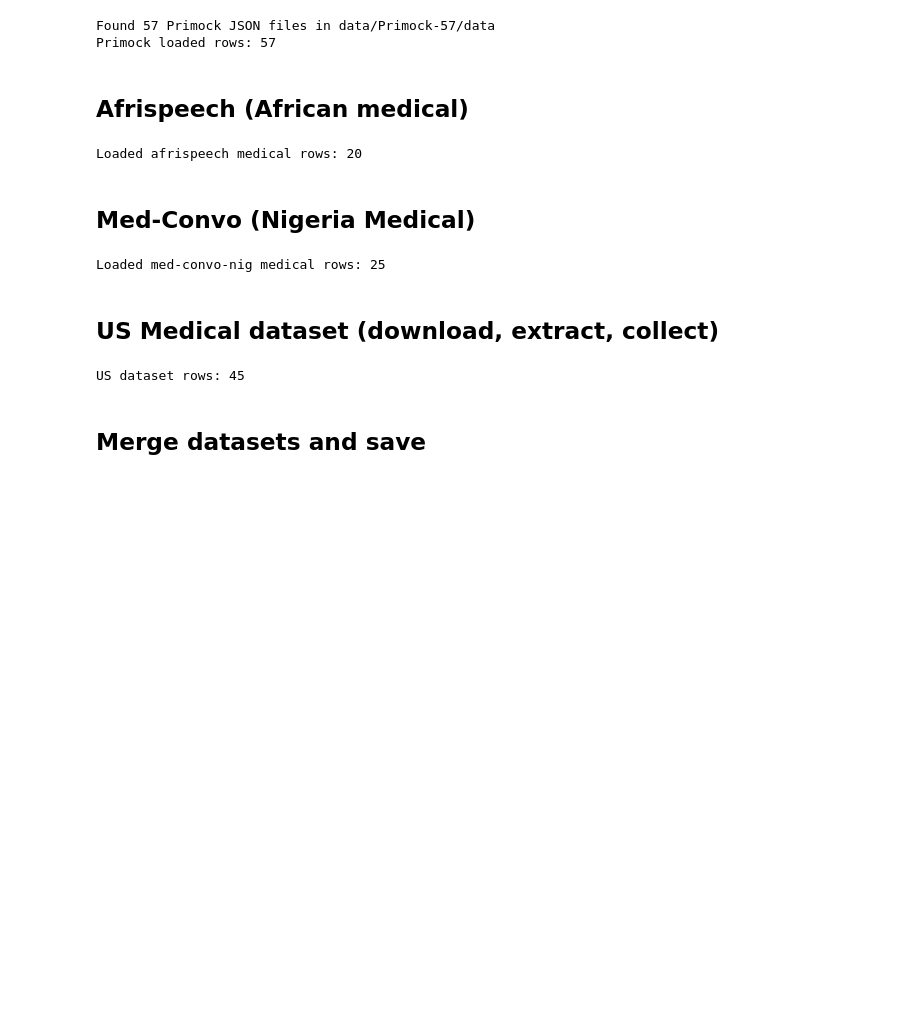
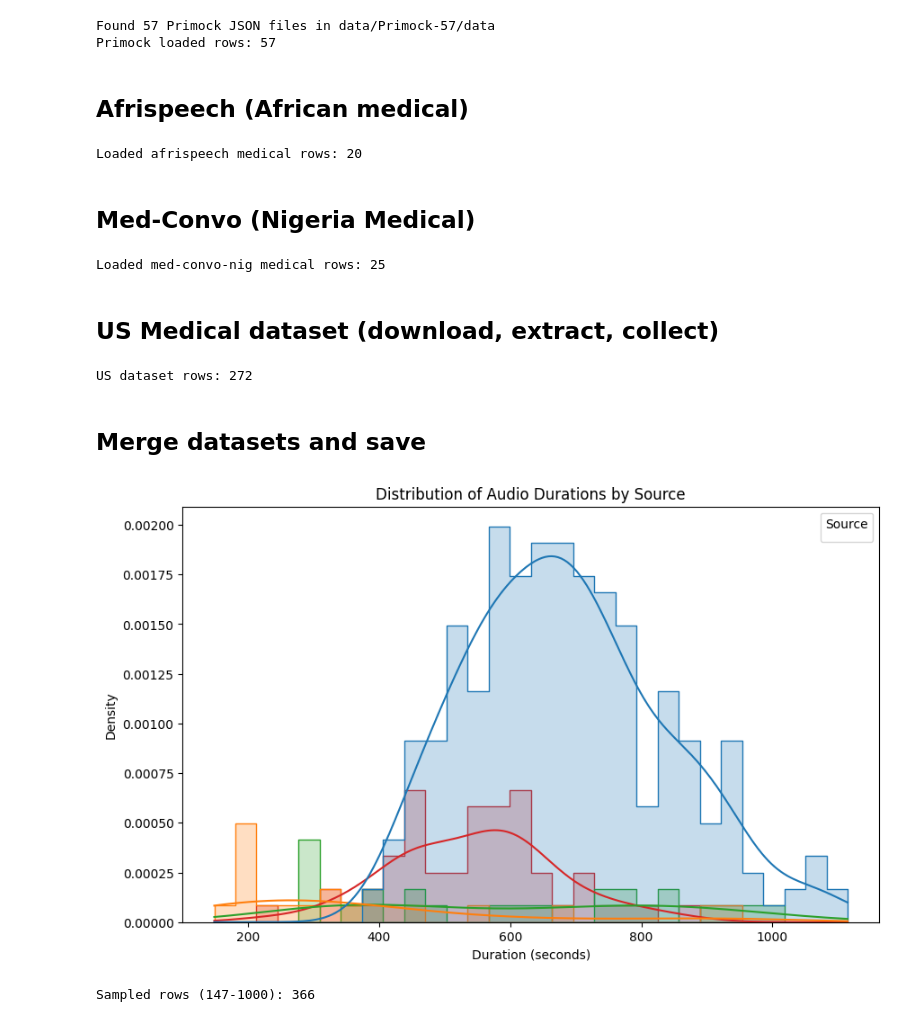
Before and after one commit to intron-innovation/medical-asr-safety-taxonomy, a Jupyter notebook: data_collections_clean.ipynb, the cells around one changed output. Cells and saved outputs as stored; diff of their text form; code cells hidden in the pictures; blank space fills up the shorter version.

Commit message:
Updating final conversation dataset

```diff
--- a/data_collections_clean.ipynb
+++ b/data_collections_clean.ipynb
@@ -54,7 +58,10 @@ if json_files:
 
 print('Primock loaded rows:', len(primock57_df))
 # randomly sample 45 entries from the Primock-57 dataset
-primock57_df = primock57_df.sample(n=45, random_state=42).reset_index(drop=True)
+# primock57_df = primock57_df.sample(n=45, random_state=42).reset_index(drop=True)
+
+# # randomly sample 45 entries from the Primock-57 dataset normally distributed
+# primock57_df = primock57_df.sample(n=45, random_state=42).reset_index(drop=True)
 # %% [output]
 Found 57 Primock JSON files in data/Primock-57/data
 Primock loaded rows: 57
@@ -121,3 +168,15 @@ primock57_df['patient_audio_duration'] = primock57_df['patient_audio_path'].appl
+# %%
+# add stereo audio path to dataframe
+primock57_df['audio_file'] = primock57_df['utterance_id'].apply(lambda x: f"data/Primock-57/audio/stereo/{x}_stereo.wav")
+
+primock57_df['duration'] = primock57_df[['doctor_audio_duration', 'patient_audio_duration']].max(axis=1)
+primock57_df['source'] = 'UK-Dataset'
+
+# rename turn to 'transcript'
+primock57_df = primock57_df.rename(columns={'turns': 'transcript'})
+
+# clean columns
+primock57_df = primock57_df[['utterance_id', 'transcript', 'audio_file', 'duration', 'source']]
 # %% [markdown]
 ## Afrispeech (African medical)
 # %%
@@ -209,7 +268,7 @@ else:
 # randomly sample 45 entries from the US dataset
 us_datasets_df = pd.DataFrame(all_data)
 if not us_datasets_df.empty:
-    us_datasets_df = us_datasets_df.sample(n=45, random_state=42).reset_index(drop=True)
+    # us_datasets_df = us_datasets_df.sample(n=45, random_state=42).reset_index(drop=True)
     us_datasets_df['utterance_id'] = us_datasets_df['audio_file'].apply(lambda x: os.path.splitext(os.path.basename(x))[0])
     us_datasets_df['duration'] = us_datasets_df['audio_file'].apply(get_audio_duration)
     us_datasets_df = us_datasets_df[['utterance_id', 'audio_file', 'transcript', 'duration']]
@@ -218,13 +277,13 @@ if not us_datasets_df.empty:
 else:
     us_datasets_df = pd.DataFrame(columns=['utterance_id','audio_file','transcript','duration','source'])
 # %% [output]
-US dataset rows: 45
+US dataset rows: 272
 # %% [markdown]
 ## Merge datasets and save
 # %%
-all_datasets_df = pd.concat([us_datasets_df, medical_afrispeech_df, med_convo_df], ignore_index=True, sort=False)
+all_datasets_df = pd.concat([us_datasets_df, medical_afrispeech_df, med_convo_df, primock57_df], ignore_index=True, sort=False)
 # drop rows that have neither audio nor transcript
 all_datasets_df = all_datasets_df[all_datasets_df['audio_file'].notna() | all_datasets_df['transcript'].notna()].reset_index(drop=True)
-out_csv = os.path.join('/home/kelechi/bio_ramp_asr', 'all_datasets_merged.csv')
-all_datasets_df.to_csv(out_csv, index=False)
-print('Merged rows:', len(all_datasets_df), '-> saved to', out_csv)
+# out_csv = os.path.join('/home/kelechi/bio_ramp_asr', 'all_datasets_merged.csv')
+# all_datasets_df.to_csv(out_csv, index=False)
+# print('Merged rows:', len(all_datasets_df), '-> saved to', out_csv)
@@ -235,0 +290,21 @@ print('Primock-57 processed rows:', len(primock57_df), '-> saved to', primock_ou
+# %%
+# plot histogram of durations by source
+import matplotlib.pyplot as plt
+import seaborn as sns
+
+plt.figure(figsize=(10,6))
+sns.histplot(data=all_datasets_df, x='duration', hue='source', bins=30, kde=True, element='step', stat='density')
+plt.legend(title='Source')
+plt.title('Distribution of Audio Durations by Source')
+plt.xlabel('Duration (seconds)')
+plt.ylabel('Density')
+# add legend by source type
+plt.show()
+# %% [output]
+[figure, added]
+# %%
+# select sample within duration range 5 to 15 seconds
+sampled_df = all_datasets_df[(all_datasets_df['duration'] >= 147) & (all_datasets_df['duration'] <= 1000)].copy()
+print('Sampled rows (147-1000):', len(sampled_df))
+# %% [output]
+Sampled rows (147-1000): 366
```
Also changed, not shown: parts of 7 cells of this notebook, 3 other files.
